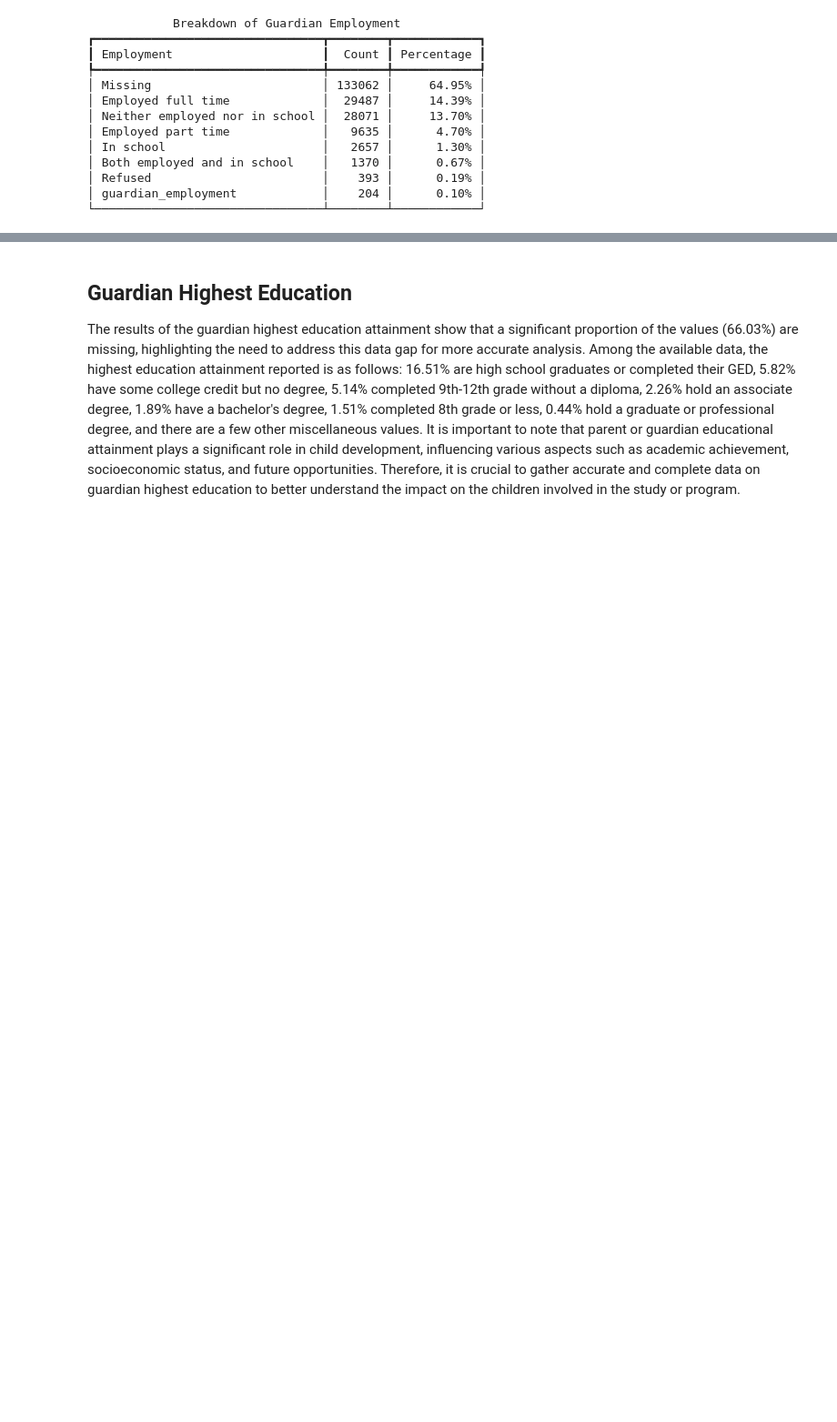
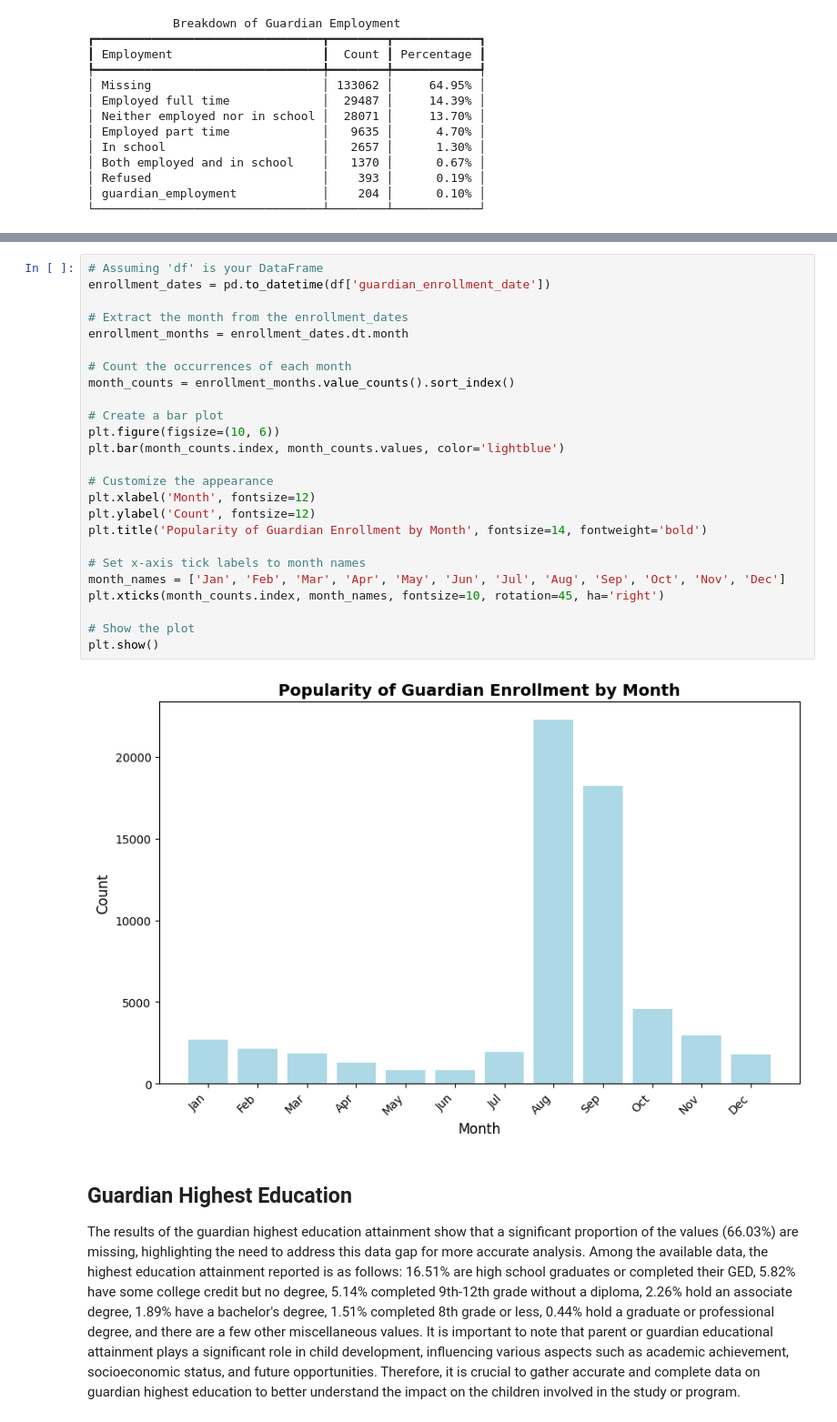
Before and after one commit to bmfores/nhsa-parentgauge, a Jupyter notebook: data_cleaning_analysis.ipynb, the cells around one changed output, grey strips where cells are left out. Shown at 91% size. Drawn from its saved outputs; the diff is of its cells as text; blank space fills up the shorter version.

```diff
--- a/data_cleaning_analysis.ipynb
+++ b/data_cleaning_analysis.ipynb
@@ -199,3 +309,30 @@ console.print(table)
+# %%
+# Assuming 'df' is your DataFrame
+enrollment_dates = pd.to_datetime(df['guardian_enrollment_date'])
+
+# Extract the month from the enrollment_dates
+enrollment_months = enrollment_dates.dt.month
+
+# Count the occurrences of each month
+month_counts = enrollment_months.value_counts().sort_index()
+
+# Create a bar plot
+plt.figure(figsize=(10, 6))
+plt.bar(month_counts.index, month_counts.values, color='lightblue')
+
+# Customize the appearance
+plt.xlabel('Month', fontsize=12)
+plt.ylabel('Count', fontsize=12)
+plt.title('Popularity of Guardian Enrollment by Month', fontsize=14, fontweight='bold')
+
+# Set x-axis tick labels to month names
+month_names = ['Jan', 'Feb', 'Mar', 'Apr', 'May', 'Jun', 'Jul', 'Aug', 'Sep', 'Oct', 'Nov', 'Dec']
+plt.xticks(month_counts.index, month_names, fontsize=10, rotation=45, ha='right')
+
+# Show the plot
+plt.show()
+# %% [output]
+[figure, added]
 # %% [markdown]
 ## Guardian Highest Education
 
```
Also changed, not shown: parts of 9 cells of this notebook.
